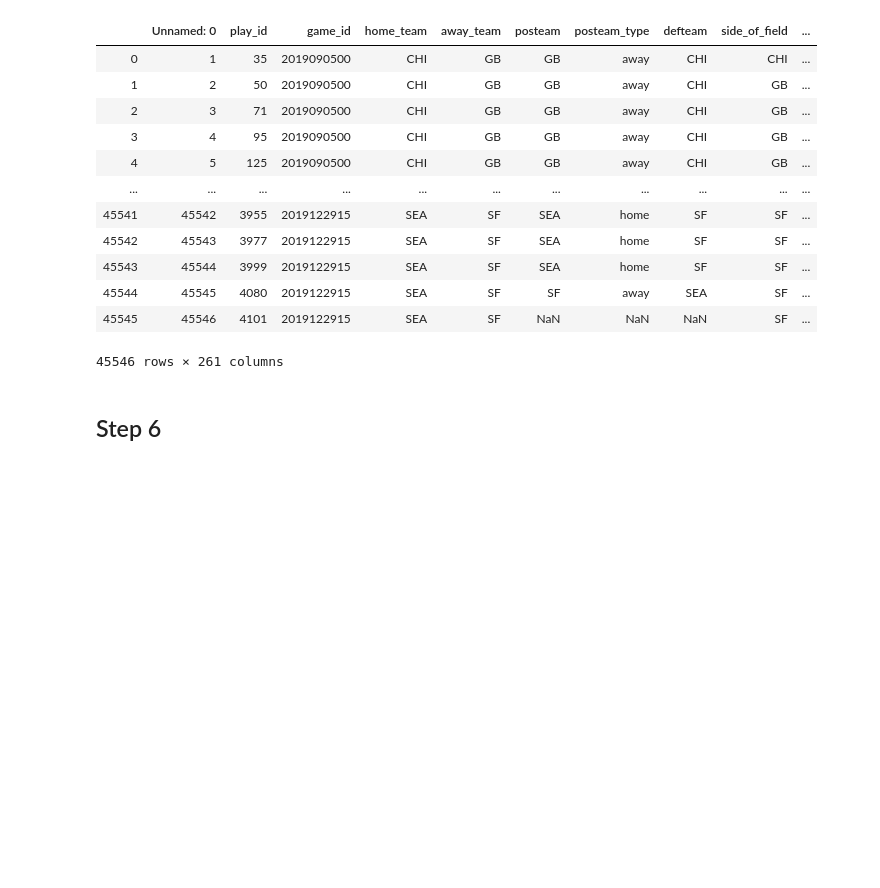
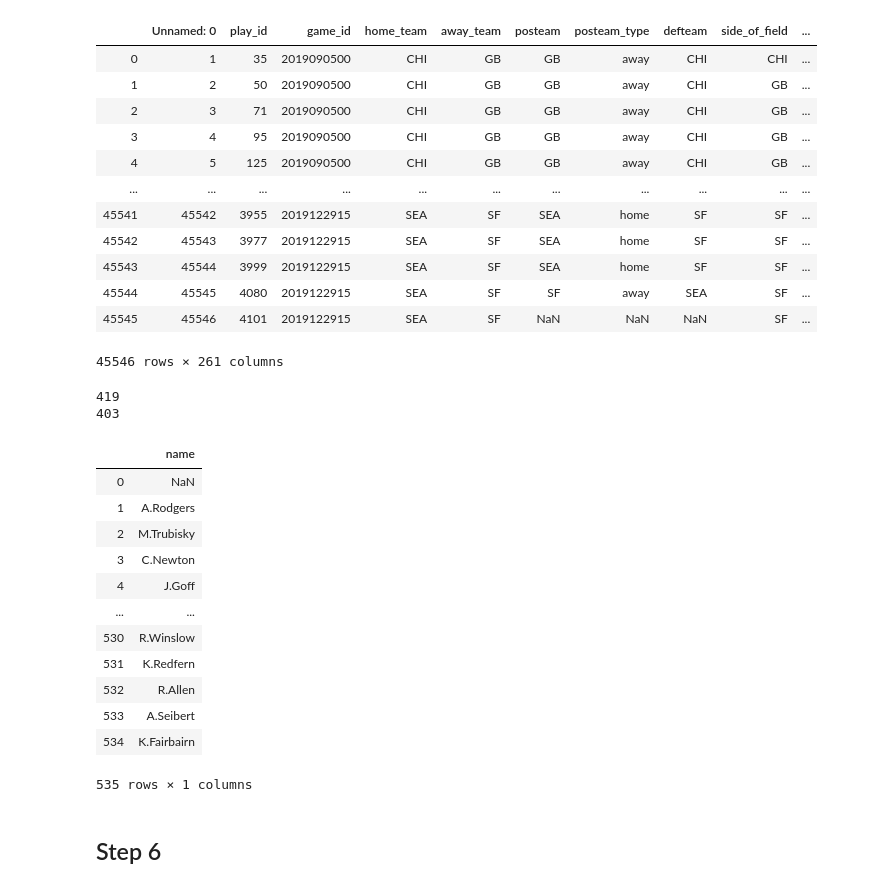
Before and after one commit to scunden/Project-Dash, a Jupyter notebook: 2. Data-Cleanup/0. Cleanup/cleanup.ipynb, the cells around one changed output. Cells and saved outputs as stored; diff of their text form; code cells hidden in the pictures; blank space fills up the shorter version.

```diff
--- a/2. Data-Cleanup/0. Cleanup/cleanup.ipynb
+++ b/2. Data-Cleanup/0. Cleanup/cleanup.ipynb
@@ -347,3 +363,60 @@ data
+# %%
+check_list = []
+player_count = 0
+ID_count = 0
+for i in data["passer_player_name"].unique():
+    player_count += 1
+    check_list.append(i)
+for i in data["kicker_player_name"].unique():
+#     print(i)
+    player_count += 1
+    check_list.append(i)
+for i in data["rusher_player_name"].unique():
+    player_count += 1
+    check_list.append(i)
+for i in data["punter_player_name"].unique():
+    player_count += 1
+    check_list.append(i)
+
+# print(player_count)
+print(len(id_dict))
+# print(len(check_list))
+new_frame = pd.DataFrame()
+new_frame['name'] = check_list
+
+for i in new_frame['name'].unique():
+#     print(i)
+    ID_count += 1
+
+print(ID_count)
+
+
+# print(check_list)
+
+
+
+# for i in new_frame['ID'].unique():
+#     ID_count += 1
+
+# print(ID_count)
+
+new_frame
+# %% [output]
+419
+403
+|  | name |
+| 0 | NaN |
+| 1 | A.Rodgers |
+| 2 | M.Trubisky |
+| 3 | C.Newton |
+| 4 | J.Goff |
+| ... | ... |
+| 530 | R.Winslow |
+| 531 | K.Redfern |
+| 532 | R.Allen |
+| 533 | A.Seibert |
+| 534 | K.Fairbairn |
+535 rows × 1 columns
 # %% [markdown]
 ## Step 6
 # %%
```
Also changed, not shown: parts of 5 cells of this notebook.
